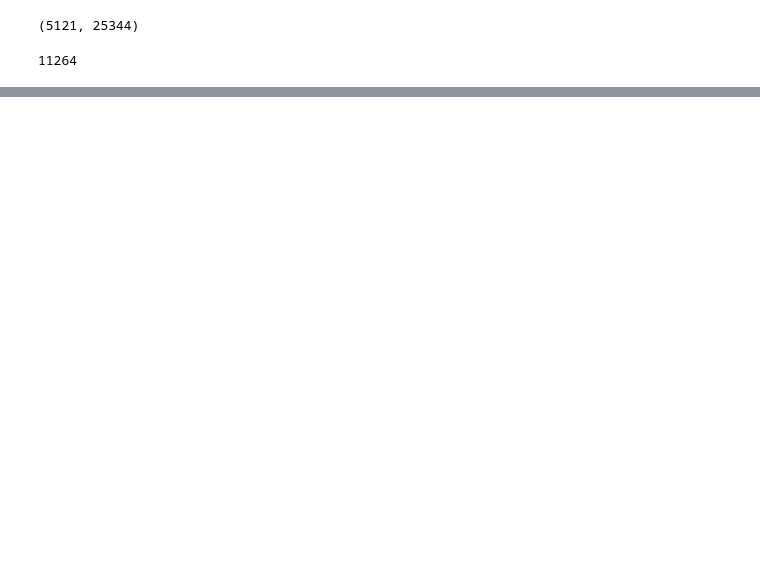
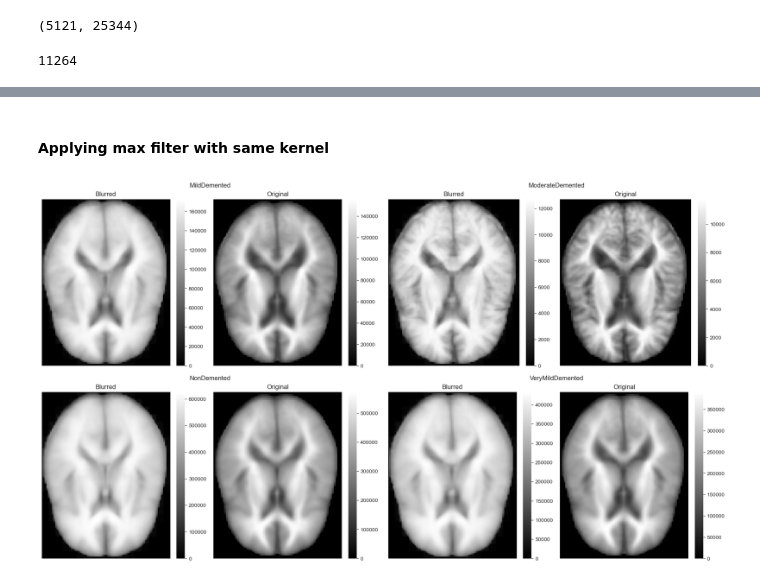
Before and after one commit to lazarovziv/ML-Pipeline, a Jupyter notebook: notebook.ipynb, the cells around one changed output, grey strips where cells are left out. Cells and saved outputs as stored; diff of their text form; code cells hidden in the pictures; blank space fills up the shorter version.

```diff
--- a/notebook.ipynb
+++ b/notebook.ipynb
@@ -209,0 +231,6 @@ df.shape
+# %% [markdown]
+#### Applying max filter with same kernel
+# %%
+apply_filter(sp.ndimage.maximum_filter, size=3)
+# %% [output]
+[figure, added]
```
Also changed, not shown: parts of 48 cells of this notebook.
